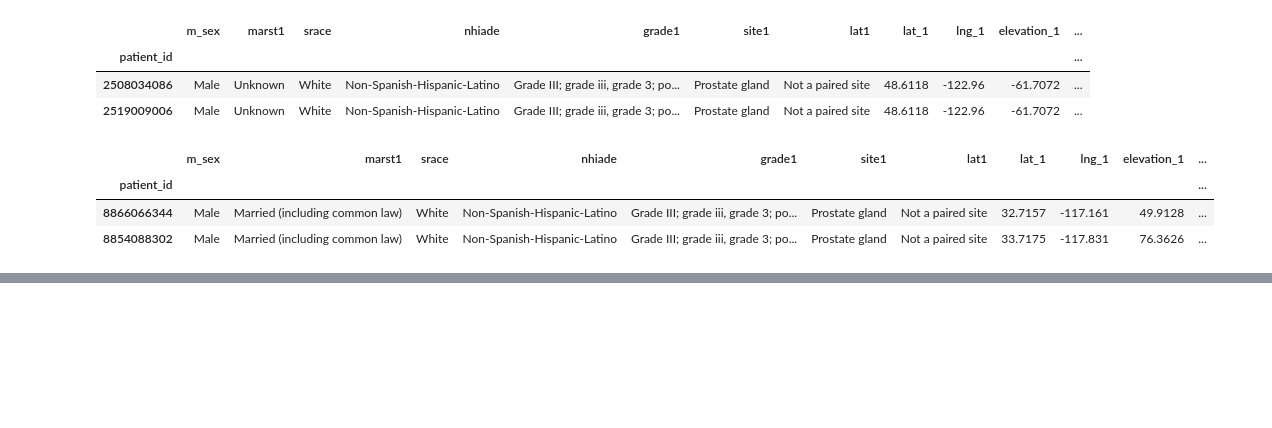
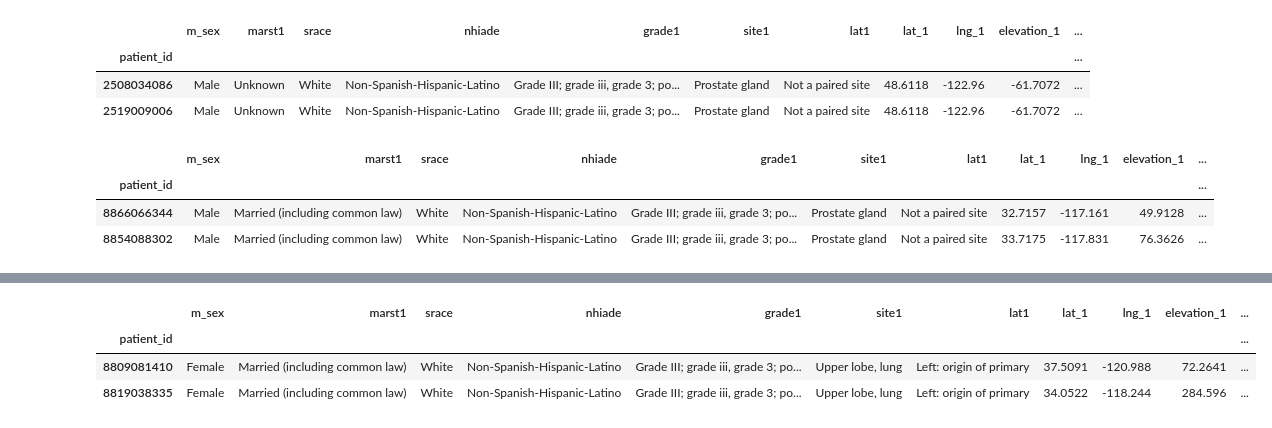
Before and after one commit to doolingdavid/IBA, a Jupyter notebook: IBASEPT2016.ipynb, the cells around one changed output, grey strips where cells are left out. Saved outputs shown, nothing was run; the diff lists cells and outputs as text; code cells hidden in the pictures; blank space fills up the shorter version.

```diff
--- a/IBASEPT2016.ipynb
+++ b/IBASEPT2016.ipynb
@@ -950,0 +919,7 @@ df[goodcols_eval][df.srvm1 == 83]
+# %%
+df[goodcols_eval].loc[[d_t_c[treatmentlung[0]],treatmentlung[0]]]
+# %% [output]
+|  | m_sex | marst1 | srace | nhiade | grade1 | site1 | lat1 | lat_1 | lng_1 | elevation_1 | ... |
+| patient_id |  |  |  |  |  |  |  |  |  |  | ... |
+| 8809081410 | Female | Married (including common law) | White | Non-Spanish-Hispanic-Latino | Grade III; grade iii, grade 3; po... | Upper lobe, lung | Left: origin of primary | 37.5091 | -120.988 | 72.2641 | ... |
+| 8819038335 | Female | Married (including common law) | White | Non-Spanish-Hispanic-Latino | Grade III; grade iii, grade 3; po... | Upper lobe, lung | Left: origin of primary | 34.0522 | -118.244 | 284.596 | ... |
```
Also changed, not shown: parts of 15 cells of this notebook.
